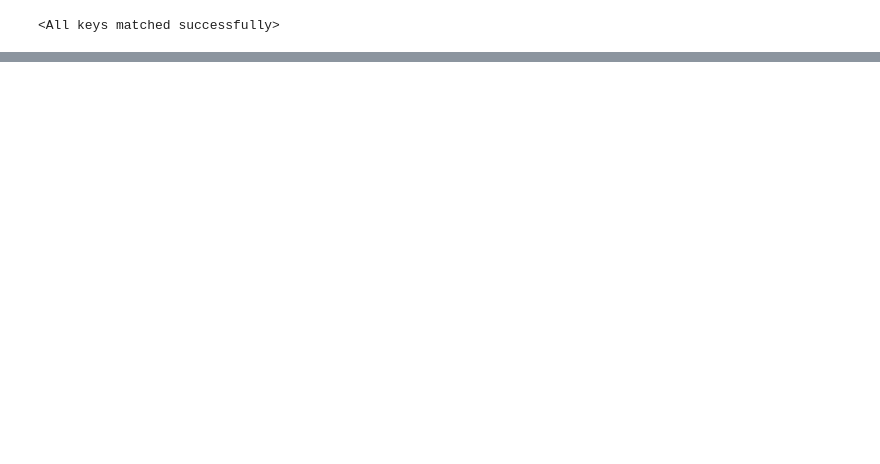
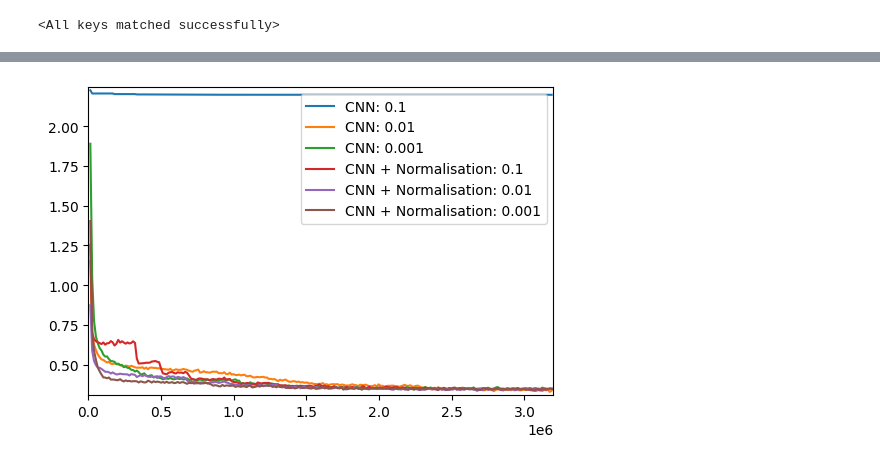
Before and after one commit to JonnySpruce/ml-sudoku-solver, a Jupyter notebook: sudoku-solver.ipynb, the cells around one changed output, grey strips where cells are left out. Saved outputs shown, nothing was run; the diff lists cells and outputs as text; code cells hidden in the pictures; blank space fills up the shorter version.

```diff
--- a/sudoku-solver.ipynb
+++ b/sudoku-solver.ipynb
@@ -905,0 +1238,12 @@ NameError: name 'model' is not defined
+# %%
+# test different base model architectures
+model_iter = iter([CNNBase, CNNBase, CNNBase, CNNBaseNorm, CNNBaseNorm, CNNBaseNorm])
+lr_iter = iter([0.1, 0.01, 0.001, 0.1, 0.01, 0.001])
+
+parameters_comparison(
+    epoch_labels=["CNN: 0.1", "CNN: 0.01", "CNN: 0.001", "CNN + Normalisation: 0.1", "CNN + Normalisation: 0.01", "CNN + Normalisation: 0.001",],
+    model_class_provider=(lambda: next(model_iter)),
+    learning_rates_provider=(lambda: next(lr_iter)),
+    scheduler_provider=(lambda optimiser: torch.optim.lr_scheduler.ReduceLROnPlateau(optimiser, factor=0.5))
+)
+# %% [output]
@@ -905,0 +1256 @@ NameError: name 'model' is not defined
+[figure, added]
```
Also changed, not shown: parts of 43 cells of this notebook, 4 other files.
